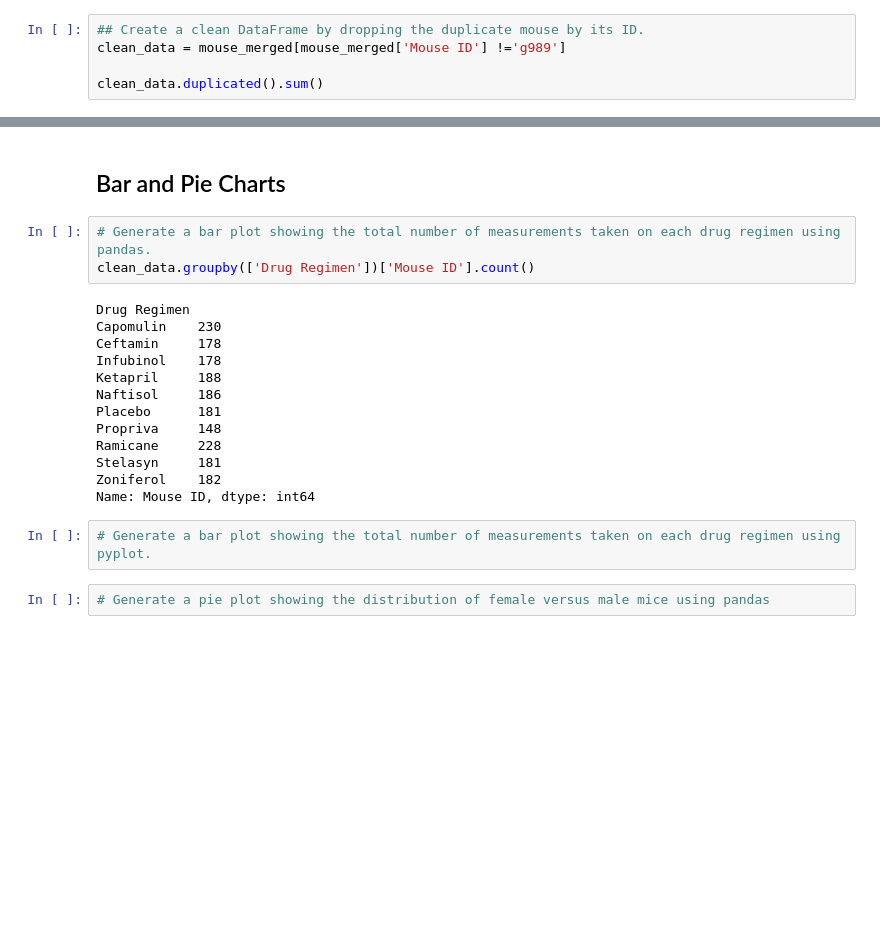
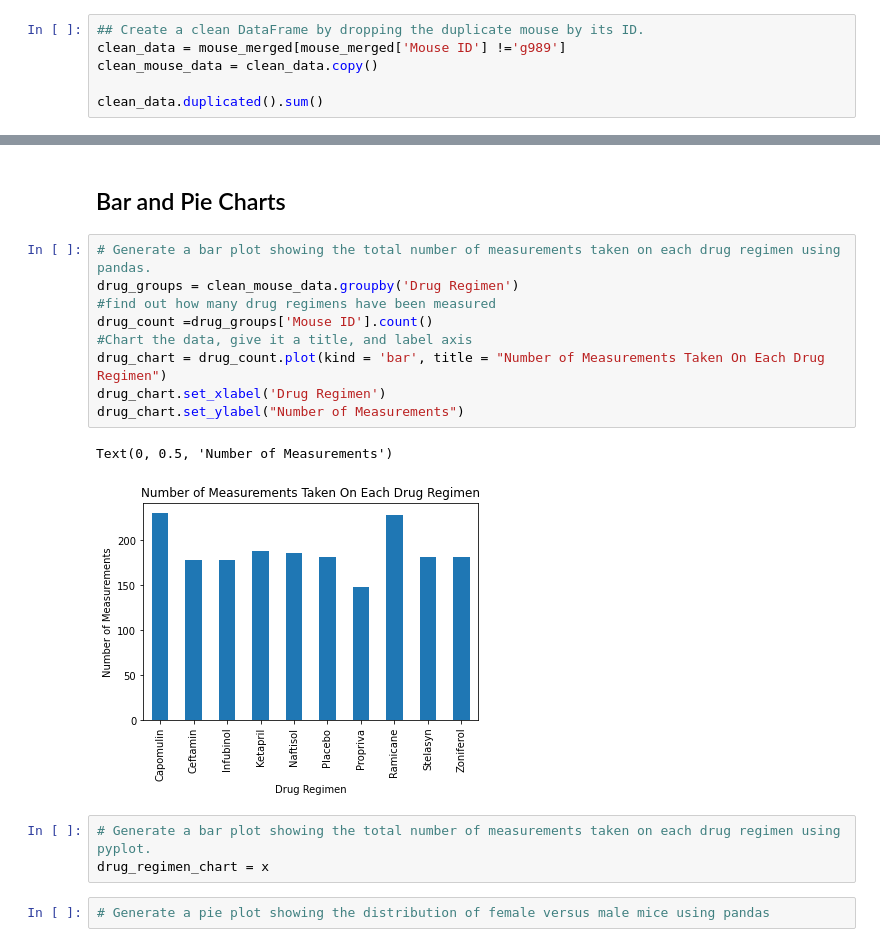
Before and after one commit to Kpearson72/Matplotlib_HW, a Jupyter notebook: Instructions copy/Pymaceuticals/pymaceuticals_starter-Copy2.ipynb, the cells around one changed output, grey strips where cells are left out. Saved outputs shown, nothing was run; the diff lists cells and outputs as text; blank space fills up the shorter version.

Commit message:
added bar plot for total number of meas on each drug

```diff
--- a/Instructions copy/Pymaceuticals/pymaceuticals_starter-Copy2.ipynb
+++ b/Instructions copy/Pymaceuticals/pymaceuticals_starter-Copy2.ipynb
@@ -90,6 +90,7 @@ duplicate_rows
 # %%
 ## Create a clean DataFrame by dropping the duplicate mouse by its ID.
 clean_data = mouse_merged[mouse_merged['Mouse ID'] !='g989']
+clean_mouse_data = clean_data.copy()
 
 clean_data.duplicated().sum()
 # %% [output]
@@ -158,24 +159,21 @@ clean_data.groupby('Drug Regimen').agg( Mean = ('Tumor Volume (mm3)', np.mean),
 | Zoniferol | 53.236507 | 51.818479 | 48.533355 | 6.966589 | 0.516398 |
 # %% [markdown]
 ## Bar and Pie Charts
+# %%
+# Generate a bar plot showing the total number of measurements taken on each drug regimen using pandas.
+drug_groups = clean_mouse_data.groupby('Drug Regimen')
+#find out how many drug regimens have been measured
+drug_count =drug_groups['Mouse ID'].count()
+#Chart the data, give it a title, and label axis
+drug_chart = drug_count.plot(kind = 'bar', title = "Number of Measurements Taken On Each Drug Regimen")
+drug_chart.set_xlabel('Drug Regimen')
+drug_chart.set_ylabel("Number of Measurements")
+# %% [output]
+Text(0, 0.5, 'Number of Measurements')
+[figure, added]
 # %%
-# Generate a bar plot showing the total number of measurements taken on each drug regimen using pandas.
-clean_data.groupby(['Drug Regimen'])['Mouse ID'].count()
+# Generate a bar plot showing the total number of measurements taken on each drug regimen using pyplot.
+drug_regimen_chart = x
-# %% [output]
-Drug Regimen
-Capomulin    230
-Ceftamin     178
-Infubinol    178
-Ketapril     188
-Naftisol     186
-Placebo      181
-Propriva     148
-Ramicane     228
-Stelasyn     181
-Zoniferol    182
-Name: Mouse ID, dtype: int64
-# %%
-# Generate a bar plot showing the total number of measurements taken on each drug regimen using pyplot.
 # %%
 # Generate a pie plot showing the distribution of female versus male mice using pandas
 # %%
```
